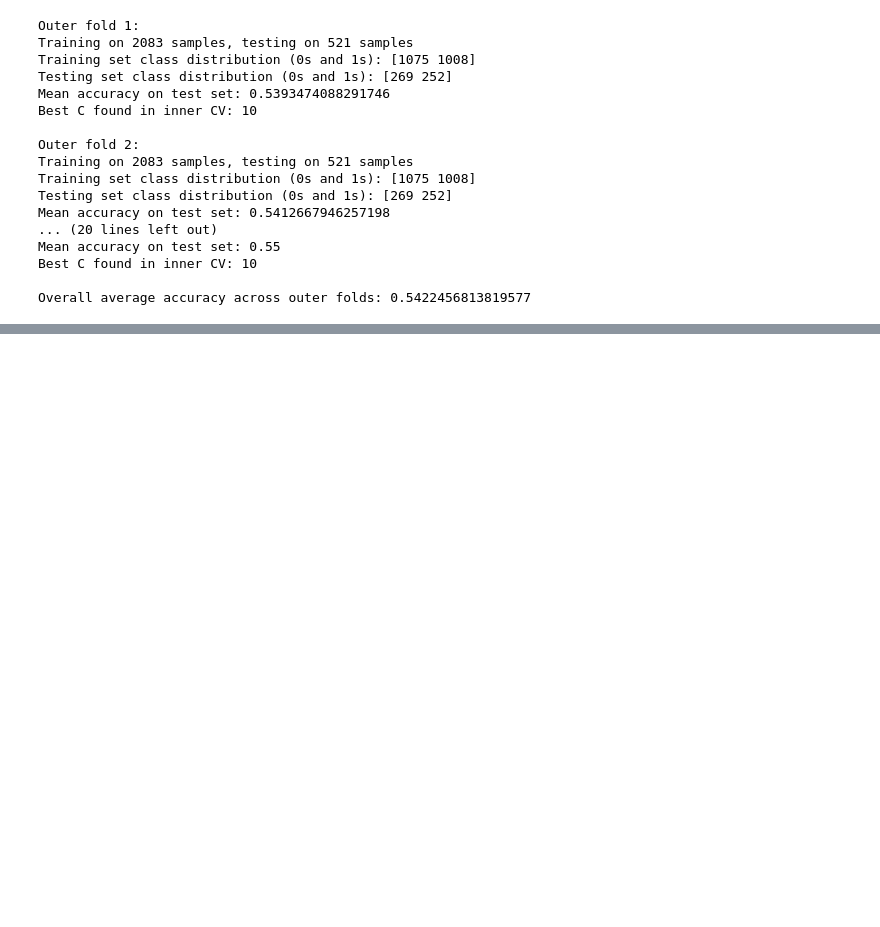
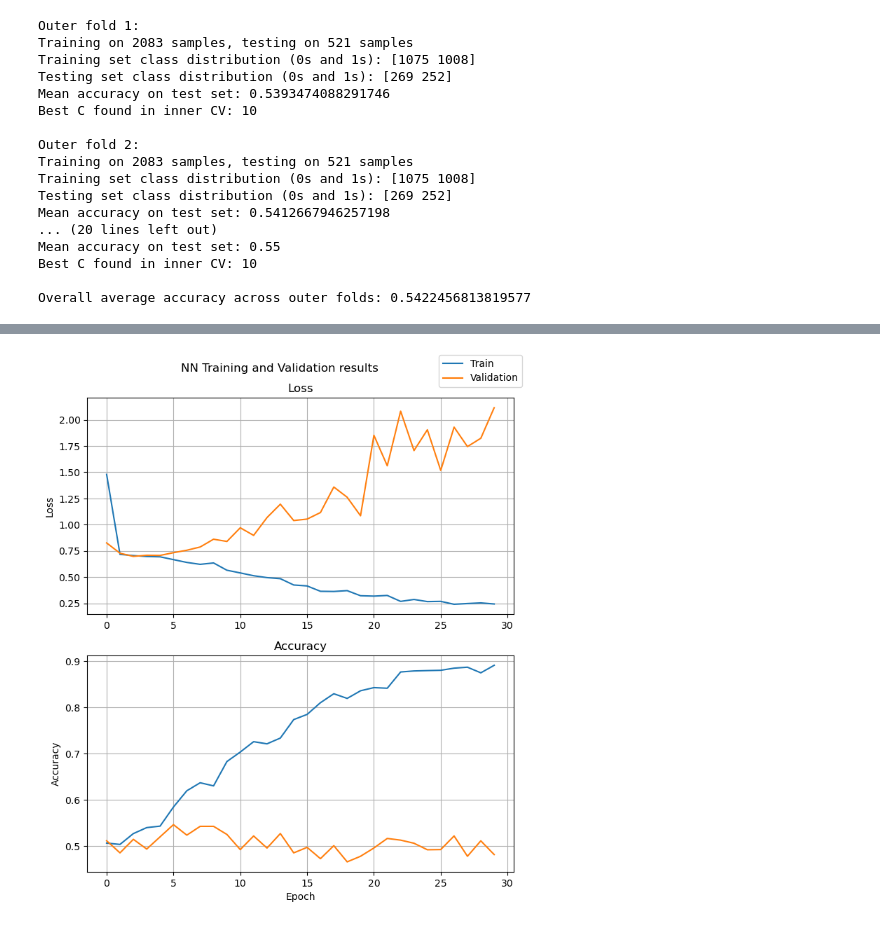
Before and after one commit to BalducciFrancesco/22053-Motor-Imagery-Miniproject, a Jupyter notebook: classification.ipynb, the cells around one changed output, grey strips where cells are left out. Drawn from its saved outputs; the diff is of its cells as text; code cells hidden in the pictures; blank space fills up the shorter version.

```diff
--- a/classification.ipynb
+++ b/classification.ipynb
@@ -476,0 +284,10 @@ Average CV accuracy: 0.5580001473426819
+# %%
+import pickle
+
+with open('preprocessed-ts.p', 'rb') as f:
+    X, y = pickle.load(f)
+
+n_subjects = X.shape[0]
+for i, subj in enumerate(X):
+    n_trials, n_components, n_samples = subj.shape
+    print(f"Subject {i+1}: {n_trials} trials, {n_components} components, {n_samples} timepoints")
@@ -476,0 +425,23 @@ Average CV accuracy: 0.5580001473426819
+# %%
+idxs = range(0, EPOCHS, EPOCHS // 10)
+fig, axs = plt.subplots(2, 1, figsize=(7, 8))
+
+axs[0].plot(train_losses, label="Train")
+axs[0].plot(val_losses, label="Validation")
+axs[0].set_ylabel("Loss")
+axs[0].grid(True)
+axs[0].set_title("Loss")
+
+axs[1].plot(train_accs)
+axs[1].plot(val_accs)
+axs[1].set_xlabel("Epoch")
+axs[1].set_ylabel("Accuracy")
+axs[1].grid(True)
+axs[1].set_title("Accuracy")
+
+fig.legend()
+fig.suptitle("NN Training and Validation results")
+fig.tight_layout()
+plt.show()
+# %% [output]
+[figure, added]
```
Also changed, not shown: parts of 26 cells of this notebook, 1 other file.
